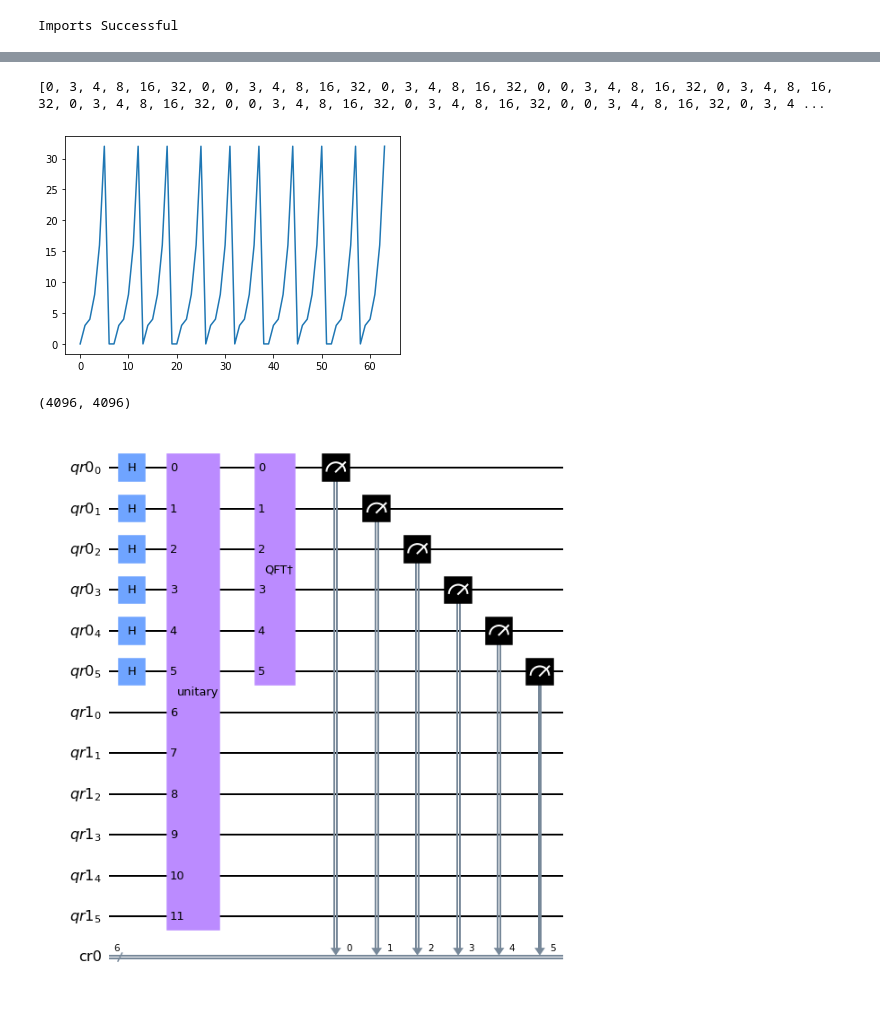
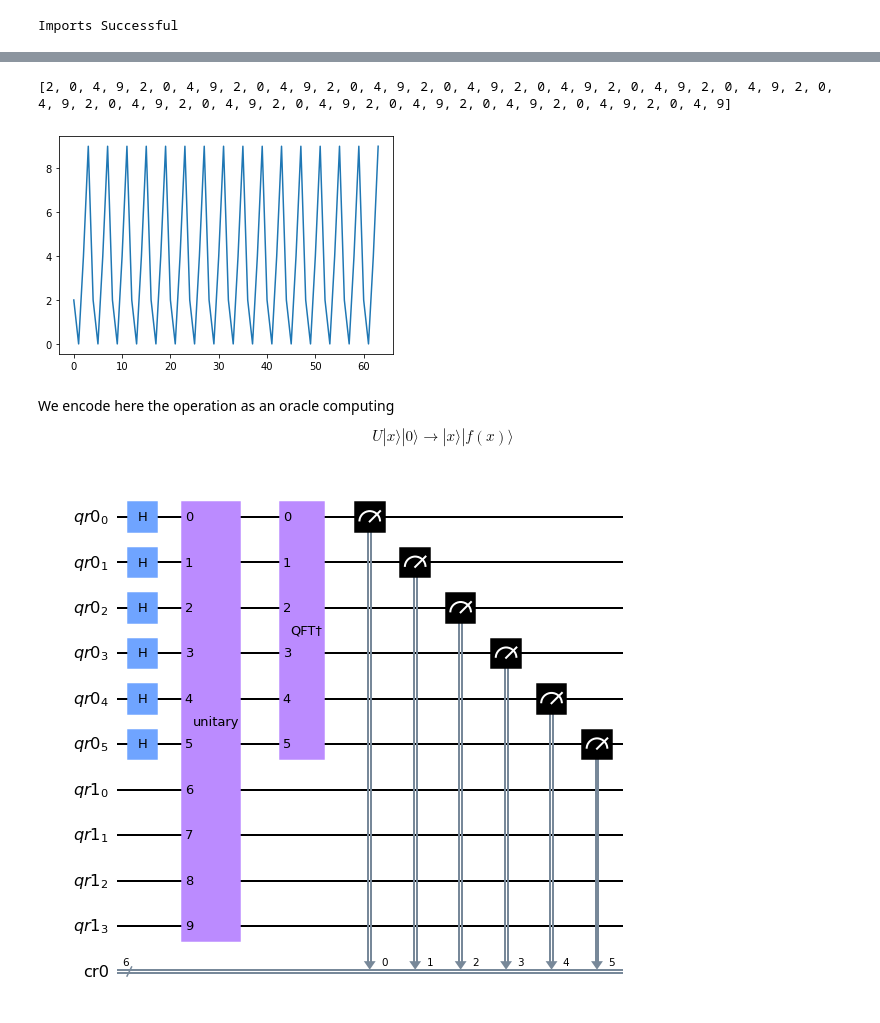
Before and after one commit to NLESC-quantum/quantum_comp, a Jupyter notebook: pulsar_search/quantum_pulsar_bits.ipynb, the cells around one changed output, grey strips where cells are left out. Cells and saved outputs as stored; diff of their text form; code cells hidden in the pictures.

```diff
--- a/pulsar_search/quantum_pulsar_bits.ipynb
+++ b/pulsar_search/quantum_pulsar_bits.ipynb
@@ -17,11 +17,11 @@ print("Imports Successful")
 Imports Successful
 # %%
 nchan, ntime = 64, 64
-period_real = 6.4
-dm_real = 25.
+period_real = 4
+dm_real = 20
 noise_frac = 0.0
 
-data = generate_fake_data(nchan, ntime, period_real, dm_real, noise_frac)
+data = generate_fake_data_2(nchan, ntime, period_real, dm_real, noise_frac)
 # %%
 fig, ax = plt.subplots()
 ax.imshow(data, vmin=0, vmax=1, origin='lower', aspect='auto',
@@ -38,9 +69,9 @@ from utils import BitsToIntAFast
 
 bits = []
 
-n_count = 6
-incr = 1
-shift = 0
+n_count = 4
+incr = 2
+shift = 1
 
 for icol in range(ntime):
     row_idx_start = shift
@@ -50,12 +81,18 @@ for icol in range(ntime):
 plt.plot(bits)
 print(bits)
 # %% [output]
-[0, 3, 4, 8, 16, 32, 0, 0, 3, 4, 8, 16, 32, 0, 3, 4, 8, 16, 32, 0, 0, 3, 4, 8, 16, 32, 0, 3, 4, 8, 16, 32, 0, 3, 4, 8, 16, 32, 0, 0, 3, 4, 8, 16, 32, 0, 3, 4, 8, 16, 32, 0, 0, 3, 4, 8, 16, 32, 0, 3, 4 ...
+[2, 0, 4, 9, 2, 0, 4, 9, 2, 0, 4, 9, 2, 0, 4, 9, 2, 0, 4, 9, 2, 0, 4, 9, 2, 0, 4, 9, 2, 0, 4, 9, 2, 0, 4, 9, 2, 0, 4, 9, 2, 0, 4, 9, 2, 0, 4, 9, 2, 0, 4, 9, 2, 0, 4, 9, 2, 0, 4, 9, 2, 0, 4, 9]
-[figure, old version]
+[figure, new version]
+# %% [markdown]
+We encode here the operation as an oracle computing
+
+$$
+    U|x\rangle|0\rangle \rightarrow |x\rangle|f(x)\rangle
+$$
 # %%
 # from qiskit.quantum_info.operators import Operator
 from utils import tobin
-
+from qiskit.quantum_info.operators import Operator
 def BooleanBitsOracle(bit, nbit):
 
     npts = data.shape[0]
@@ -76,46 +113,45 @@ def BooleanBitsOracle(bit, nbit):
         if ybin !=0:
 
             idx = int(ybin+xbin, 2)
-            M[int(x), int(x)] = 0
+            M[int(xbin, 2), int(xbin, 2)] = 0
             M[idx, idx] = 0
-            M[int(x),idx] = 1
-            M[idx,int(x)] = 1
+            M[int(xbin, 2),idx] = 1
+            M[idx, int(xbin, 2)] = 1
 
     op = Operator(M)
-    op.name = 'test'
+    op.label = 'oracle'
     return op
 
-oracle = BooleanBitsOracle(bits, nbits)
+oracle = BooleanBitsOracle(bits, n_count)
-# %% [output]
-(4096, 4096)
 # %%
 # Create QuantumCircuit with n_count counting qubits
 # plus 4 qubits for U to act on
 from utils import qft_dagger
 nqubit_register1 = 6
-nqubit_register2 = nbits
+nqubit_register2 = n_count
 
 qc = QuantumCircuit(QuantumRegister(nqubit_register1, 'qr0'),
                     QuantumRegister(nqubit_register2,'qr1'),
                     ClassicalRegister(nqubit_register1,'cr0'))
 
 
 # Initialize counting qubits
 # in state |+>
 for q in range(nqubit_register1):
     qc.h(q)
 
 # introduce the oracle
 qc.append(oracle,list(range(0,nqubit_register1+nqubit_register2)))
 
 # inv QFT
 qc.append(qft_dagger(nqubit_register1), range(nqubit_register1))
 
 # Measure circuit
+# qc.measure(range(nqubit_register1, nqubit_register1+nqubit_register2),range(nqubit_register1, nqubit_register1+nqubit_register2))
 qc.measure(range(nqubit_register1),range(nqubit_register1))
 qc.draw('mpl')  # -1 means 'do not fold'
 # %% [output]
-[figure, old version]
+[figure, new version]
 # %%
 aer_sim = Aer.get_backend('aer_simulator')
 t_qc = transpile(qc, aer_sim)
```
Also changed, not shown: parts of 6 cells of this notebook, 1 other file.
